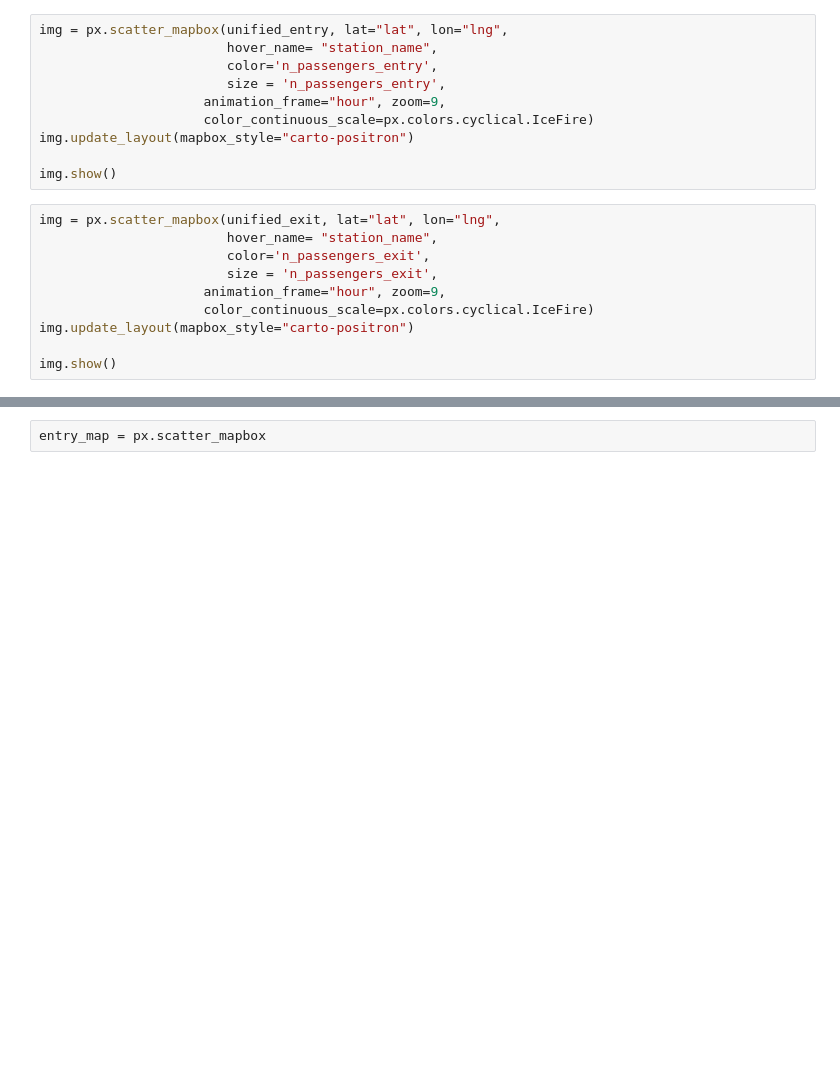
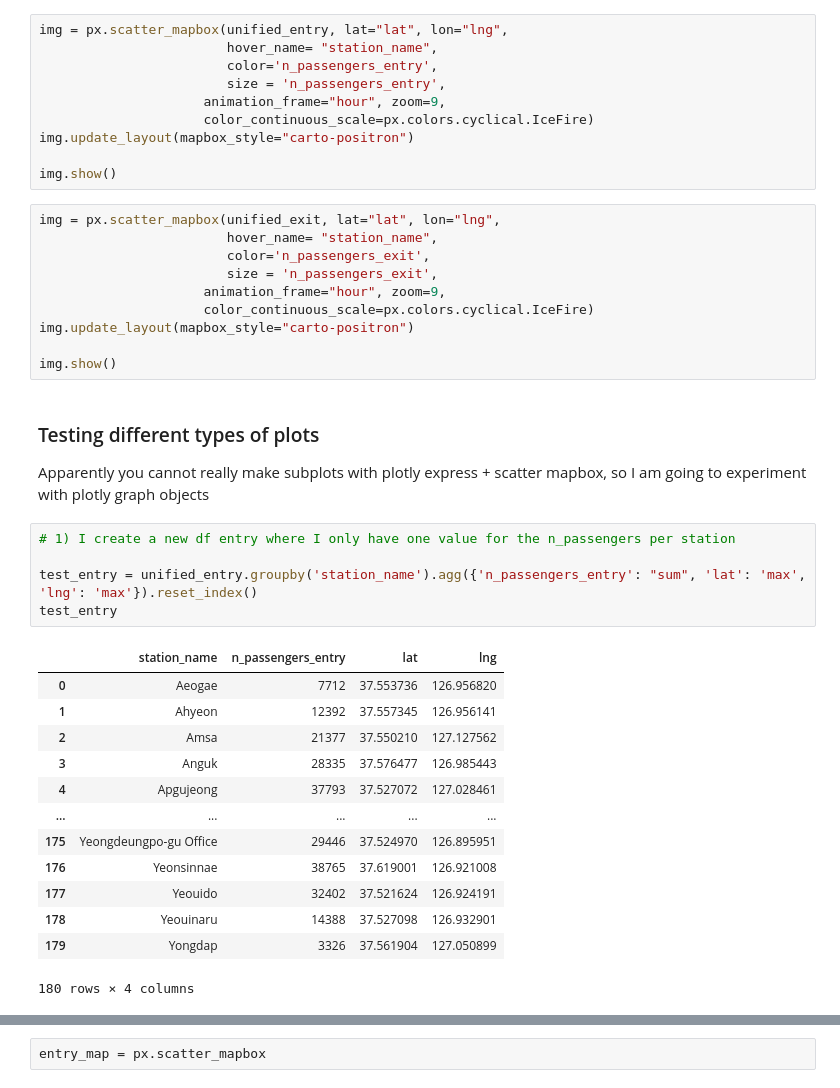
Before and after one commit to Arizona3000/metro_seoul, a Jupyter notebook: heatmap/df_main.ipynb, the cells around one changed output, grey strips where cells are left out. Saved outputs shown, nothing was run; the diff lists cells and outputs as text; blank space fills up the shorter version.

```diff
--- a/heatmap/df_main.ipynb
+++ b/heatmap/df_main.ipynb
@@ -304,3 +310,26 @@ img = px.scatter_mapbox(unified_exit, lat="lat", lon="lng",
 img.update_layout(mapbox_style="carto-positron")
 
 img.show()
+# %% [markdown]
+### Testing different types of plots
+
+Apparently you cannot really make subplots with plotly express + scatter mapbox, so I am going to experiment with plotly graph objects
+# %%
+# 1) I create a new df entry where I only have one value for the n_passengers per station
+
+test_entry = unified_entry.groupby('station_name').agg({'n_passengers_entry': "sum", 'lat': 'max', 'lng': 'max'}).reset_index()
+test_entry
+# %% [output]
+|  | station_name | n_passengers_entry | lat | lng |
+| 0 | Aeogae | 7712 | 37.553736 | 126.956820 |
+| 1 | Ahyeon | 12392 | 37.557345 | 126.956141 |
+| 2 | Amsa | 21377 | 37.550210 | 127.127562 |
+| 3 | Anguk | 28335 | 37.576477 | 126.985443 |
+| 4 | Apgujeong | 37793 | 37.527072 | 127.028461 |
+| ... | ... | ... | ... | ... |
+| 175 | Yeongdeungpo-gu Office | 29446 | 37.524970 | 126.895951 |
+| 176 | Yeonsinnae | 38765 | 37.619001 | 126.921008 |
+| 177 | Yeouido | 32402 | 37.521624 | 126.924191 |
+| 178 | Yeouinaru | 14388 | 37.527098 | 126.932901 |
+| 179 | Yongdap | 3326 | 37.561904 | 127.050899 |
+180 rows × 4 columns
```
Also changed, not shown: parts of 25 cells of this notebook.
